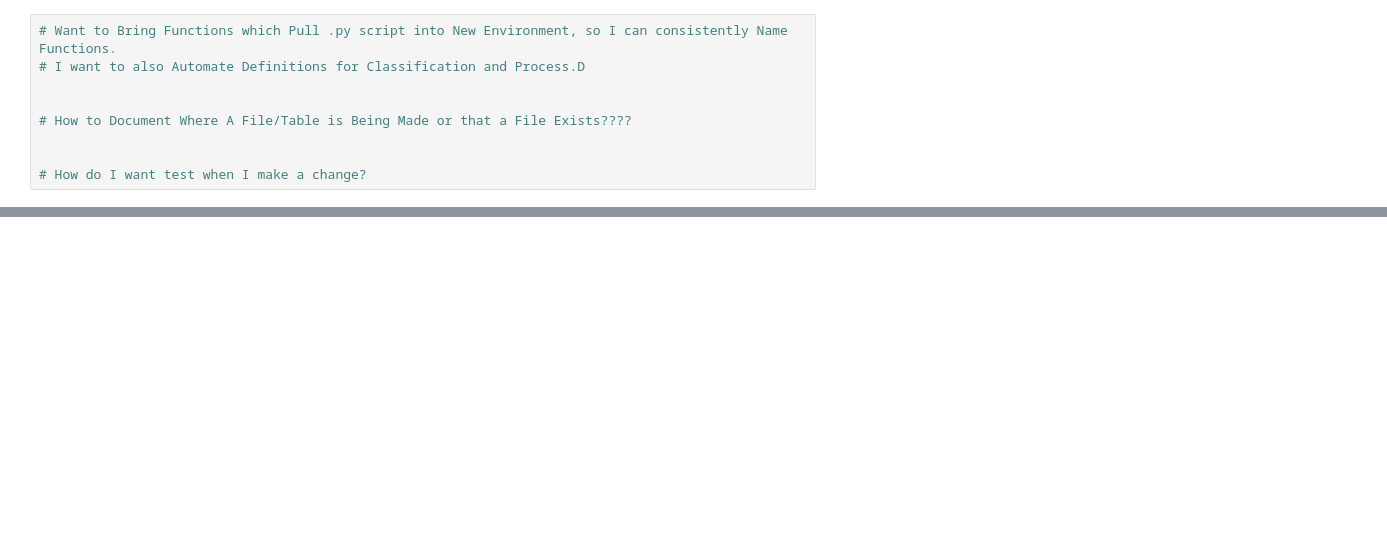
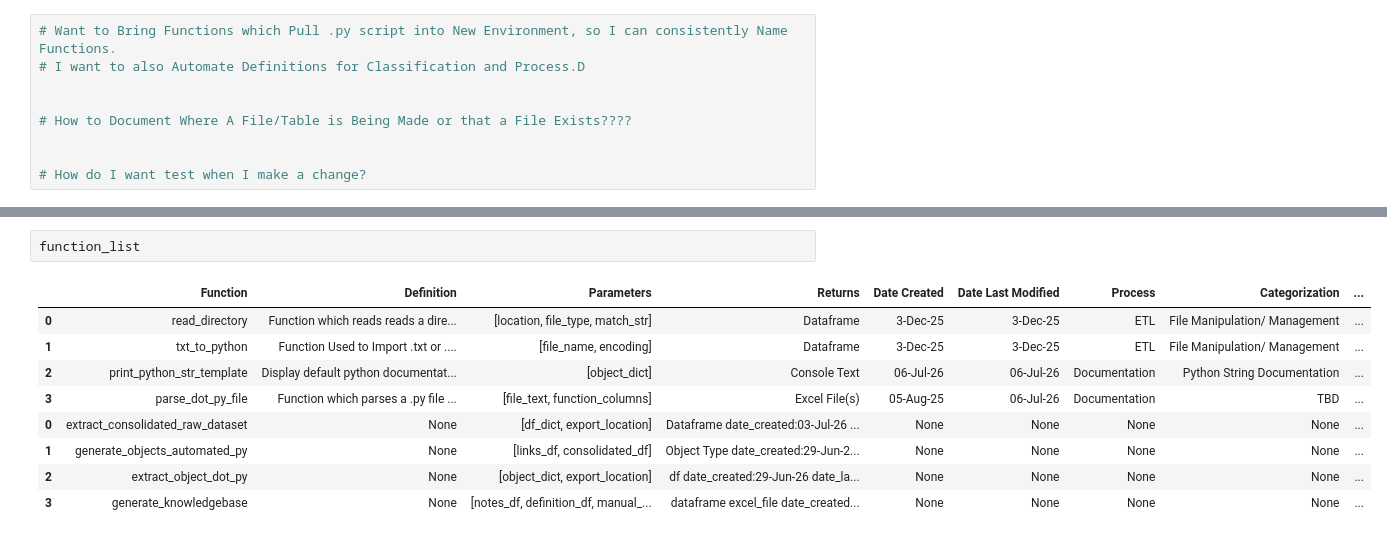
Before and after one commit to derek-dewald/Python_Tools, a Jupyter notebook: JupyterNotebooks/Delete.ipynb, the cells around one changed output, grey strips where cells are left out. Cells and saved outputs as stored; diff of their text form; blank space fills up the shorter version.

```diff
--- a/JupyterNotebooks/Delete.ipynb
+++ b/JupyterNotebooks/Delete.ipynb
@@ -84,0 +107,12 @@ final_df
+# %%
+function_list
+# %% [output]
+|  | Function | Definition | Parameters | Returns | Date Created | Date Last Modified | Process | Categorization | ... |
+| 0 | read_directory | Function which reads reads a dire... | [location, file_type, match_str] | Dataframe | 3-Dec-25 | 3-Dec-25 | ETL | File Manipulation/ Management | ... |
+| 1 | txt_to_python | Function Used to Import .txt or .... | [file_name, encoding] | Dataframe | 3-Dec-25 | 3-Dec-25 | ETL | File Manipulation/ Management | ... |
+| 2 | print_python_str_template | Display default python documentat... | [object_dict] | Console Text | 06-Jul-26 | 06-Jul-26 | Documentation | Python String Documentation | ... |
+| 3 | parse_dot_py_file | Function which parses a .py file ... | [file_text, function_columns] | Excel File(s) | 05-Aug-25 | 06-Jul-26 | Documentation | TBD | ... |
+| 0 | extract_consolidated_raw_dataset | None | [df_dict, export_location] | Dataframe date_created:03-Jul-26 ... | None | None | None | None | ... |
+| 1 | generate_objects_automated_py | None | [links_df, consolidated_df] | Object Type date_created:29-Jun-2... | None | None | None | None | ... |
+| 2 | extract_object_dot_py | None | [object_dict, export_location] | df date_created:29-Jun-26 date_la... | None | None | None | None | ... |
+| 3 | generate_knowledgebase | None | [notes_df, definition_df, manual_... | dataframe excel_file date_created... | None | None | None | None | ... |
```
Also changed, not shown: parts of 14 cells of this notebook, 8 other files.
